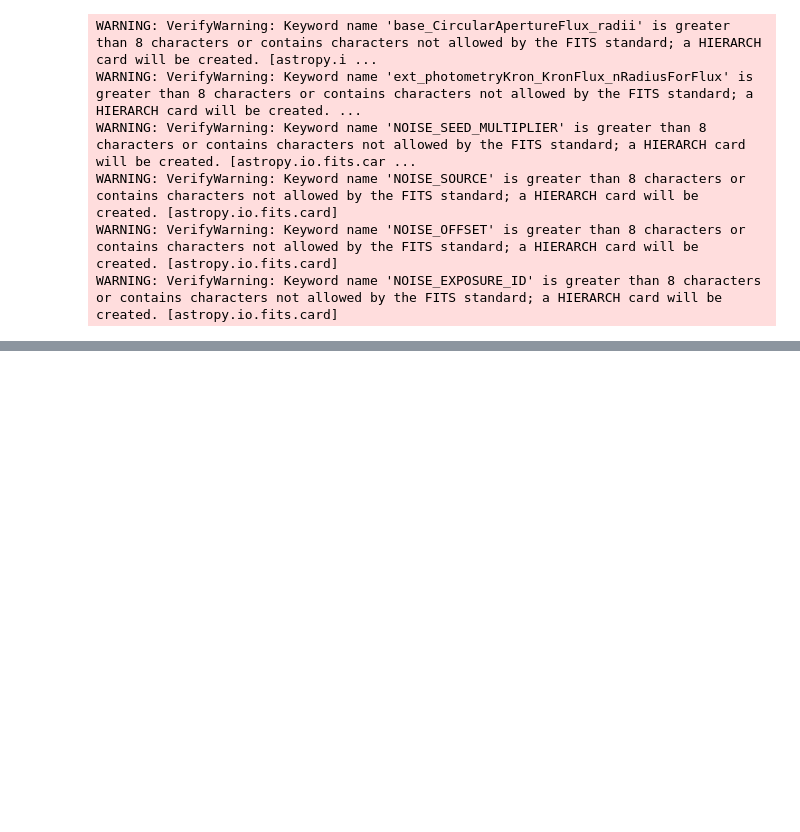
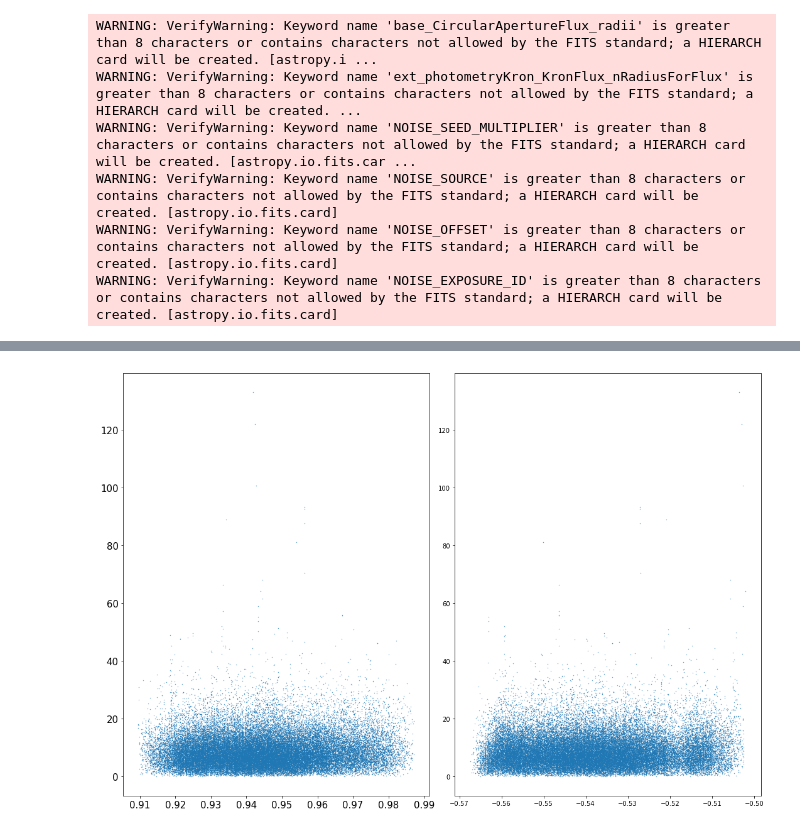
Before and after one commit to boutigny/LSST_notebooks, a Jupyter notebook: DC2/multi_visit_astrometry.ipynb, the cells around one changed output, grey strips where cells are left out. Saved outputs shown, nothing was run; the diff lists cells and outputs as text; code cells hidden in the pictures; blank space fills up the shorter version.

```diff
--- a/DC2/multi_visit_astrometry.ipynb
+++ b/DC2/multi_visit_astrometry.ipynb
@@ -240,0 +205,17 @@ fig.tight_layout()
+# %%
+fig, (ax0, ax1) = plt.subplots(ncols=2, figsize=(15, 10))
+
+magCut = 21
+cut = (bigCat['dist'] < 300) & (bigCat['mag'] < magCut)
+_ = ax0.scatter(bigCat[cut]['coord_ra'],bigCat[cut]['dist'], s=0.1)
+_ = ax1.scatter(bigCat[cut]['coord_dec'],bigCat[cut]['dist'], s=0.1)
+
+ax0.tick_params(labelsize=15)
+#ax0.set_xlabel('Distance to ref in mas - calexp wcs', fontsize=15)
+
+#ax0.annotate("Median - mag < %0.1f : %0.1f mas"%(magCut, np.median(bigCat[cut]['dist'])),
+#             fontsize=12, color='b', xy=(0.3, 0.95), xycoords='axes fraction')
+
+fig.tight_layout()
+# %% [output]
+[figure, added]
```
Also changed, not shown: parts of 12 cells of this notebook, 3 other files.
